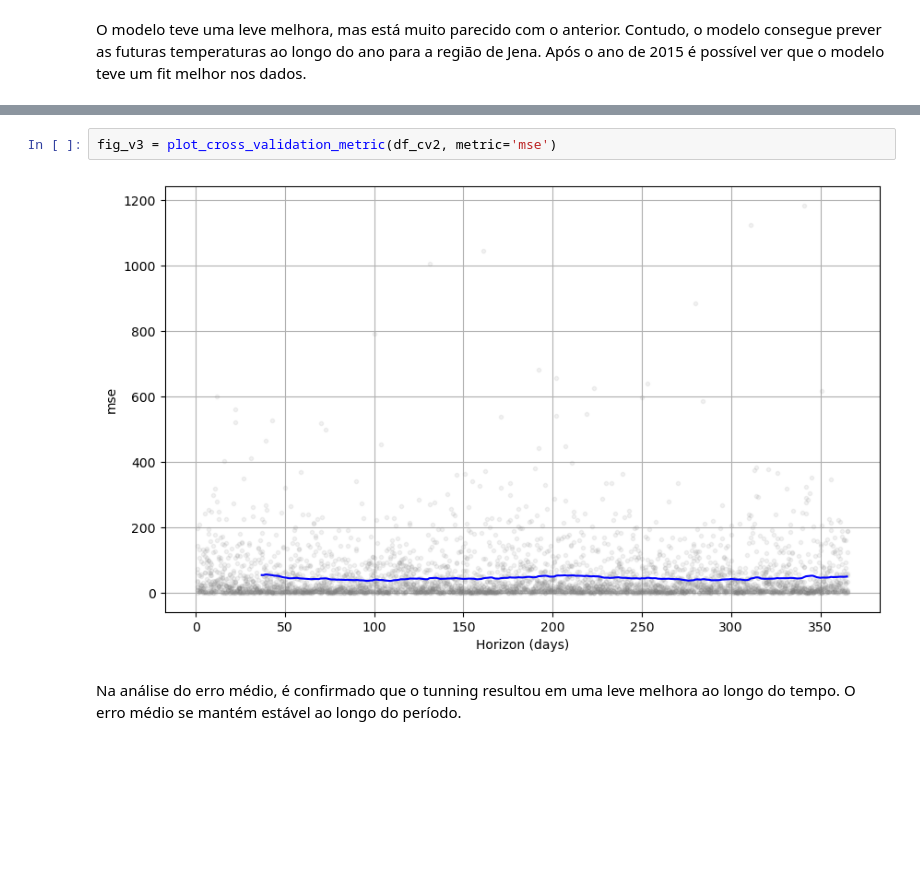
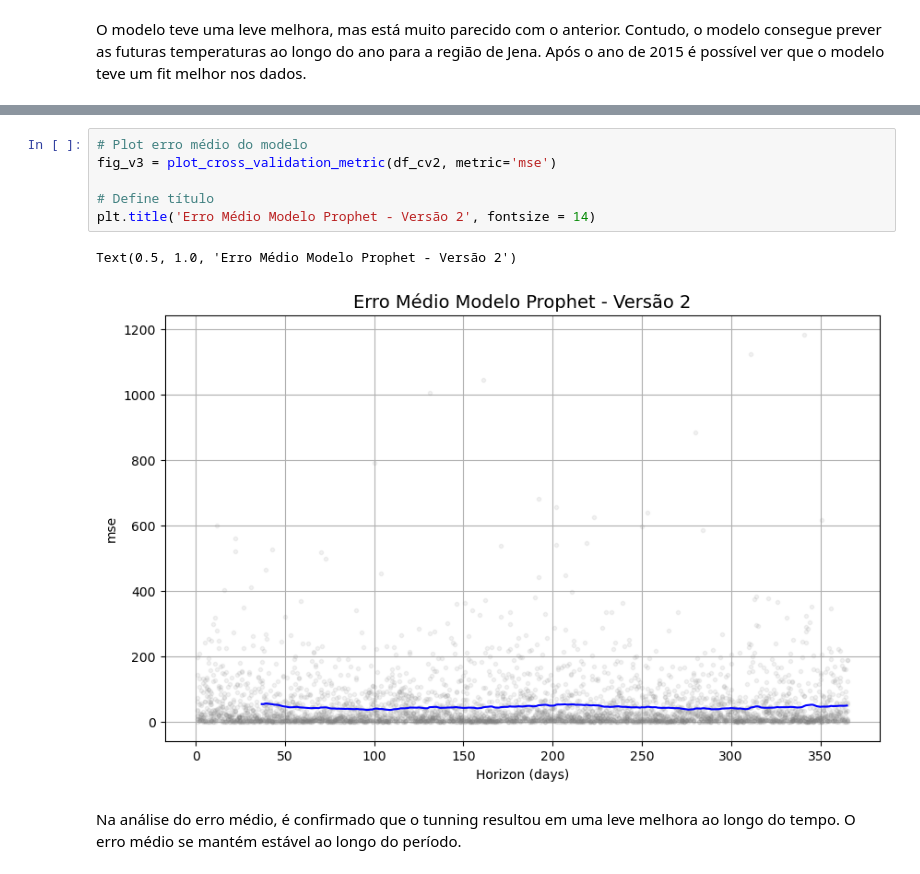
Before and after one commit to marcosmorais94/climate_forecast, a Jupyter notebook: climate_forecast_ml.ipynb, the cells around one changed output, grey strips where cells are left out. Cells and saved outputs as stored; diff of their text form; blank space fills up the shorter version.

```diff
--- a/climate_forecast_ml.ipynb
+++ b/climate_forecast_ml.ipynb
@@ -617,7 +634,12 @@ df_p2.head()
 # %%
+# Plot erro médio do modelo
 fig_v3 = plot_cross_validation_metric(df_cv2, metric='mse')
+
+# Define título
+plt.title('Erro Médio Modelo Prophet - Versão 2', fontsize = 14)
 # %% [output]
+Text(0.5, 1.0, 'Erro Médio Modelo Prophet - Versão 2')
-[figure, old version]
+[figure, new version]
 # %% [markdown]
 Na análise do erro médio, é confirmado que o tunning resultou em uma leve melhora ao longo do tempo. O erro médio se mantém estável ao longo do período.
 # %% [markdown]
```
Also changed, not shown: parts of 15 cells of this notebook.
